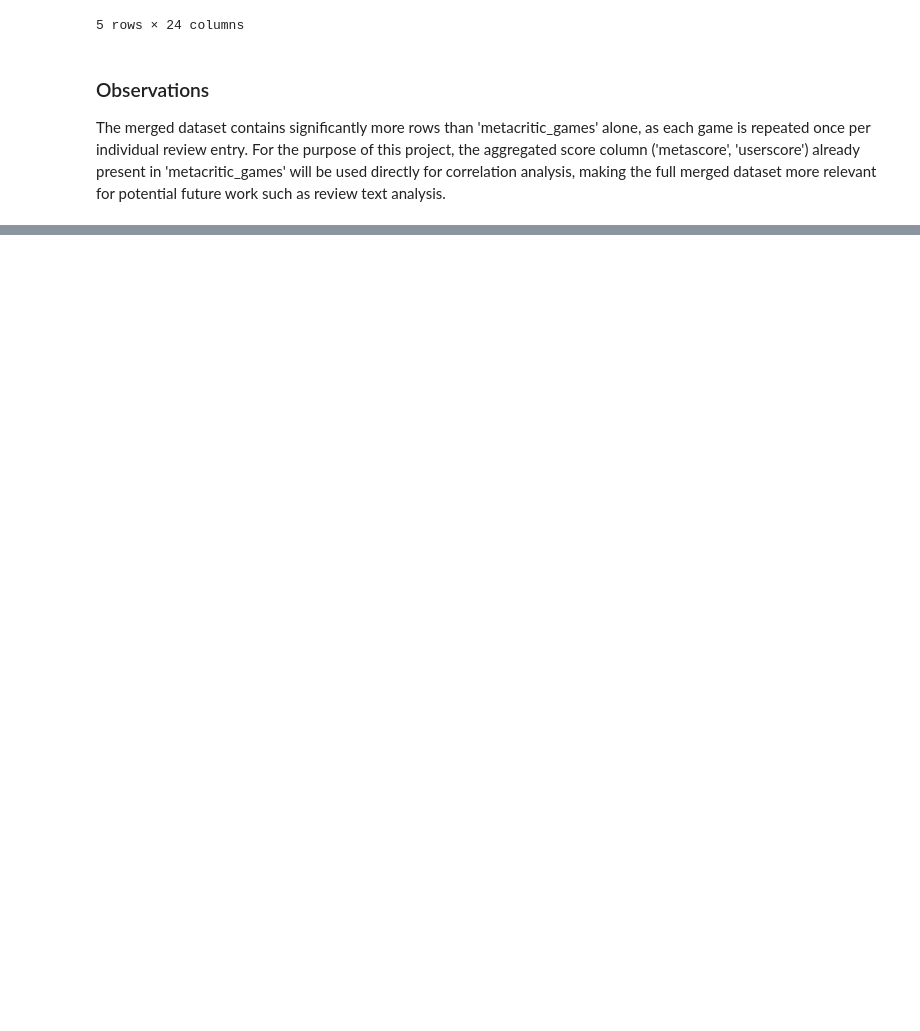
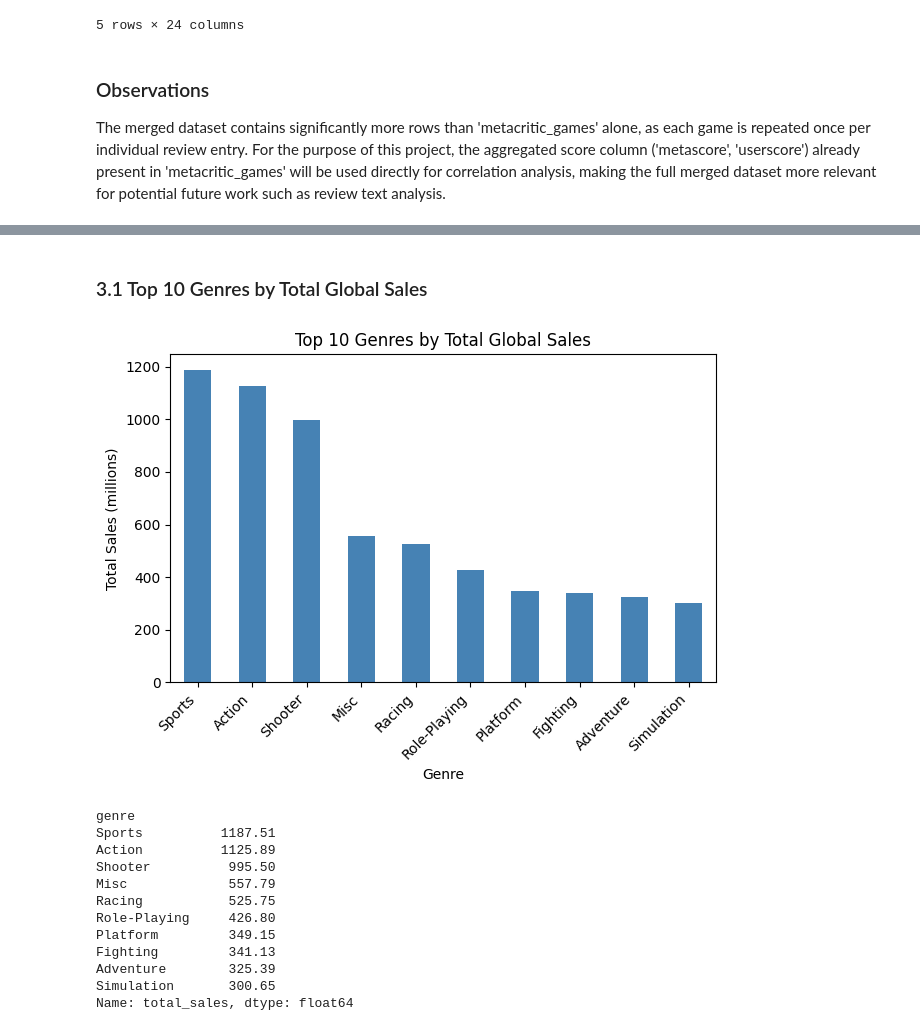
Before and after one commit to SOTO824/comp248-gaming-project, a Jupyter notebook: notebooks/03_EDA_preprocessing.ipynb, the cells around one changed output, grey strips where cells are left out. Cells and saved outputs as stored; diff of their text form; code cells hidden in the pictures; blank space fills up the shorter version.

Commit message:
added a basic bar plot to show the top 10 genres by total global sales, added observations about the bar plot

```diff
--- a/notebooks/03_EDA_preprocessing.ipynb
+++ b/notebooks/03_EDA_preprocessing.ipynb
@@ -83,0 +88,28 @@ The merged dataset contains significantly more rows than 'metacritic_games' alon
+# %% [markdown]
+### 3.1 Top 10 Genres by Total Global Sales
+# %%
+genre_sales = sales.dropna(subset=['total_sales']).groupby('genre')['total_sales'].sum().sort_values(ascending=False).head(10)
+
+genre_sales.plot(kind='bar', color='steelblue')
+plt.title('Top 10 Genres by Total Global Sales')
+plt.xlabel('Genre')
+plt.ylabel('Total Sales (millions)')
+plt.xticks(rotation=45, ha='right')
+plt.tight_layout()
+plt.show()
+
+print(genre_sales)
+# %% [output]
+[figure, added]
+genre
+Sports          1187.51
+Action          1125.89
+Shooter          995.50
+Misc             557.79
+Racing           525.75
+Role-Playing     426.80
+Platform         349.15
+Fighting         341.13
+Adventure        325.39
+Simulation       300.65
+Name: total_sales, dtype: float64
```
Also changed, not shown: parts of 3 cells of this notebook.
